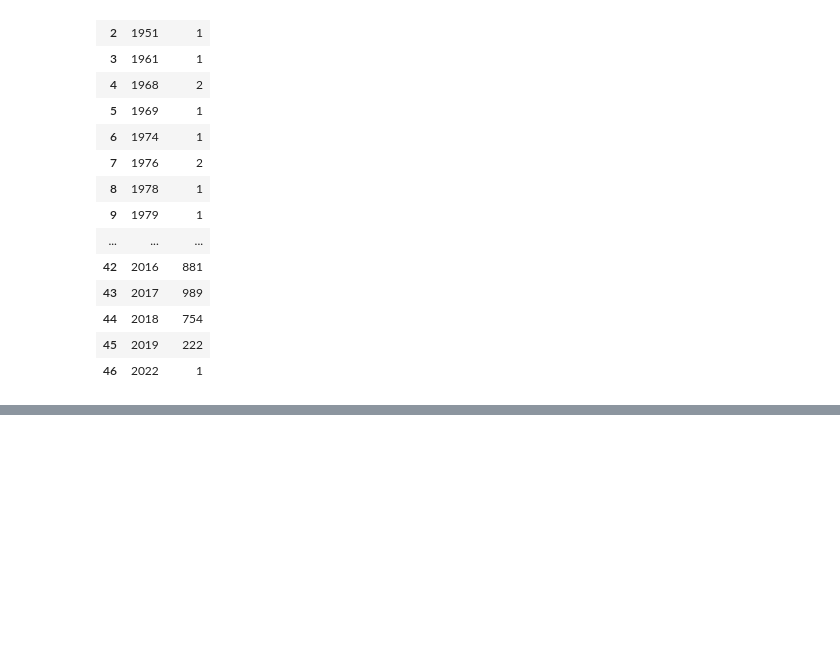
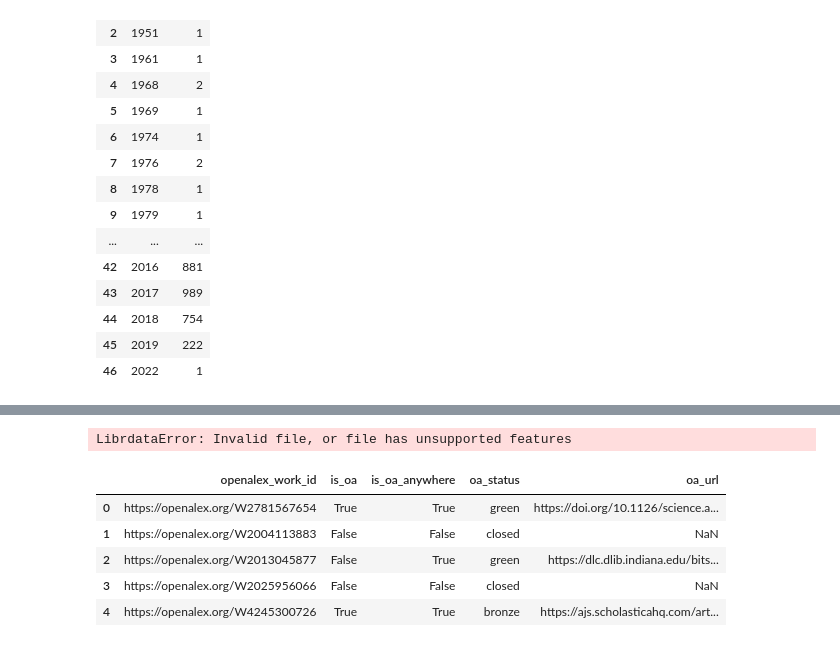
Before and after one commit to poppy-nicolette/IPCC_corpus, a Jupyter notebook: Corpus/descriptive_analysis/descriptive_analysis.ipynb, the cells around one changed output, grey strips where cells are left out. Cells and saved outputs as stored; diff of their text form; code cells hidden in the pictures; blank space fills up the shorter version.

```diff
--- a/Corpus/descriptive_analysis/descriptive_analysis.ipynb
+++ b/Corpus/descriptive_analysis/descriptive_analysis.ipynb
@@ -66,0 +163,20 @@ fig.show()
+# %%
+# read rds file using pyreadr package
+import pyreadr
+result = pyreadr.read_r('/Users/poppyriddle/Downloads/core_works.rds')
+
+# done! let's see what we got
+print(result.keys()) # let's check what objects we got
+# %% [output]
+LibrdataError: Invalid file, or file has unsupported features
+# %%
+# countries and affiliations
+country_df = pd.read_csv("/Users/poppyriddle/Documents/Github/IPCC_corpus/Corpus/descriptive_analysis/data/core_affiliation_data.csv", encoding="UTF-8")
+country_df.head(5)
+# %% [output]
+|  | openalex_work_id | is_oa | is_oa_anywhere | oa_status | oa_url |
+| 0 | https://openalex.org/W2781567654 | True | True | green | https://doi.org/10.1126/science.a... |
+| 1 | https://openalex.org/W2004113883 | False | False | closed | NaN |
+| 2 | https://openalex.org/W2013045877 | False | True | green | https://dlc.dlib.indiana.edu/bits... |
+| 3 | https://openalex.org/W2025956066 | False | False | closed | NaN |
+| 4 | https://openalex.org/W4245300726 | True | True | bronze | https://ajs.scholasticahq.com/art... |
```
Also changed, not shown: parts of 6 cells of this notebook, 8 other files.
